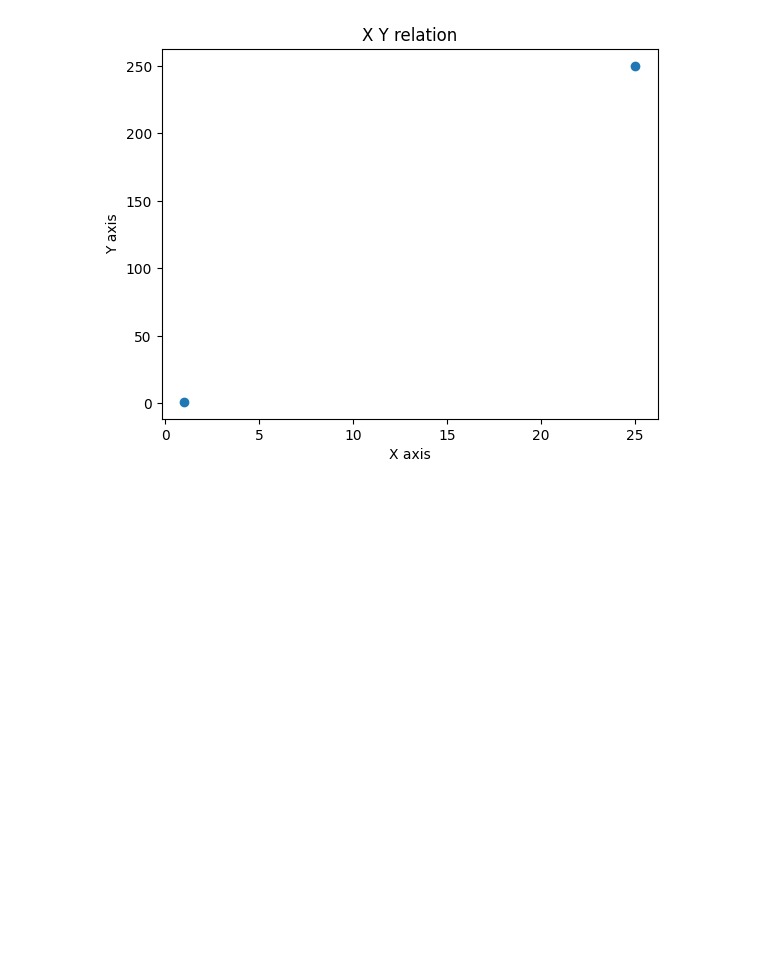
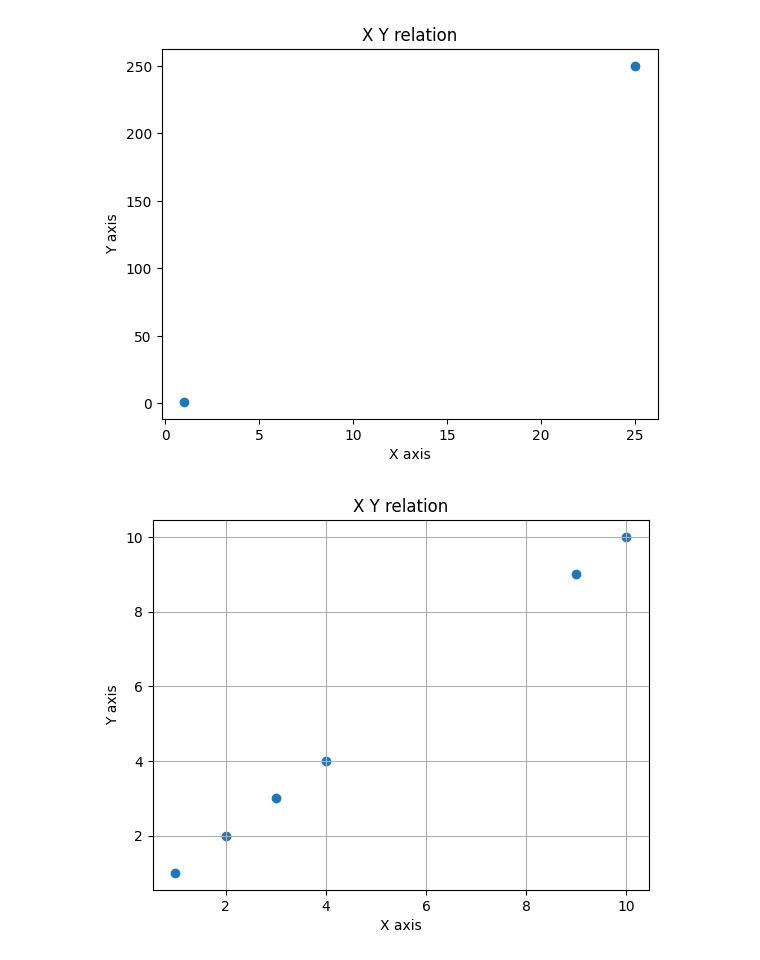
Before and after one commit to AliMukhtar081/python-learning, a Jupyter notebook: lab/visulization/visulaize.ipynb, the cells around one changed output. Saved outputs shown, nothing was run; the diff lists cells and outputs as text; code cells hidden in the pictures; blank space fills up the shorter version.

```diff
--- a/lab/visulization/visulaize.ipynb
+++ b/lab/visulization/visulaize.ipynb
@@ -35,3 +35,14 @@ plt.grid()
 plt.show()
 # %% [output]
 [figure]
+# %%
+xarray=np.array([1,2,3,4 ,9,10])
+yarray=np.array([1,2,3,4 ,9,10])
+plt.scatter(xarray,yarray)
+plt.xlabel("X axis")
+plt.ylabel("Y axis")
+plt.title("X Y relation")
+plt.grid()
+plt.show()
+# %% [output]
+[figure, added]
```
Also changed, not shown: parts of 1 cell of this notebook.
